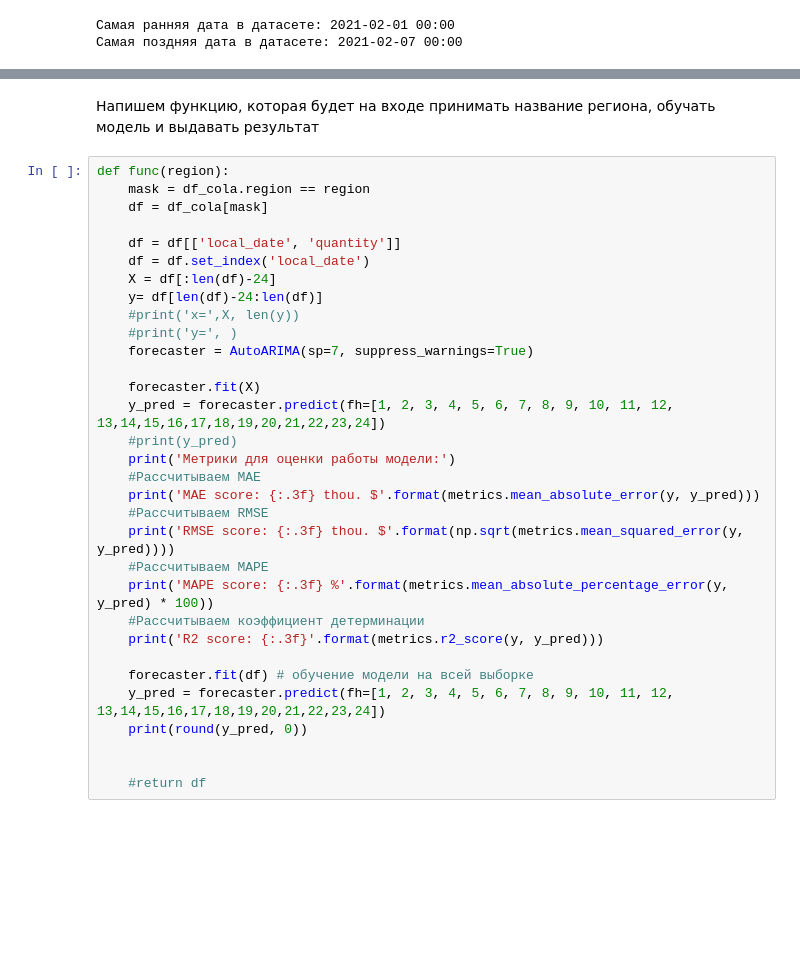
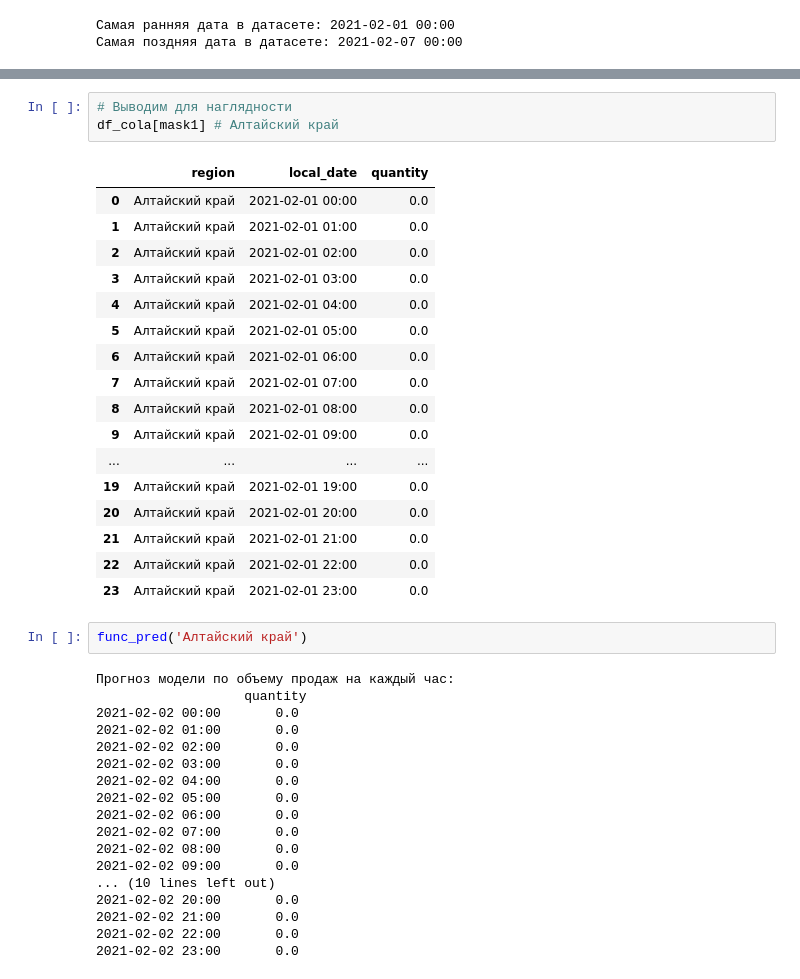
Before and after one commit to NadezdaNN/Test_Algoritmic, a Jupyter notebook: test.ipynb, the cells around one changed output, grey strips where cells are left out. Drawn from its saved outputs; the diff is of its cells as text; blank space fills up the shorter version.

```diff
--- a/test.ipynb
+++ b/test.ipynb
@@ -218,35 +278,42 @@ array(['Алтайский край', 'Астраханская область',
-# %% [markdown]
-Напишем функцию, которая будет на входе принимать название региона, обучать модель и выдавать результат
-# %%
-def func(region):
-    mask = df_cola.region == region
-    df = df_cola[mask]
-
-    df = df[['local_date', 'quantity']]
-    df = df.set_index('local_date')
-    X = df[:len(df)-24]
-    y= df[len(df)-24:len(df)]
-    #print('x=',X, len(y))
-    #print('y=', )
-    forecaster = AutoARIMA(sp=7, suppress_warnings=True)
-
-    forecaster.fit(X)
-    y_pred = forecaster.predict(fh=[1, 2, 3, 4, 5, 6, 7, 8, 9, 10, 11, 12, 13,14,15,16,17,18,19,20,21,22,23,24])
-    #print(y_pred)
-    print('Метрики для оценки работы модели:')
-    #Рассчитываем MAE
-    print('MAE score: {:.3f} thou. $'.format(metrics.mean_absolute_error(y, y_pred)))
-    #Рассчитываем RMSE
-    print('RMSE score: {:.3f} thou. $'.format(np.sqrt(metrics.mean_squared_error(y, y_pred))))
-    #Рассчитываем MAPE
-    print('MAPE score: {:.3f} %'.format(metrics.mean_absolute_percentage_error(y, y_pred) * 100))
-    #Рассчитываем коэффициент детерминации
-    print('R2 score: {:.3f}'.format(metrics.r2_score(y, y_pred)))
-
-    forecaster.fit(df) # обучение модели на всей выборке
-    y_pred = forecaster.predict(fh=[1, 2, 3, 4, 5, 6, 7, 8, 9, 10, 11, 12, 13,14,15,16,17,18,19,20,21,22,23,24])
-    print(round(y_pred, 0))
-
-
-    #return df
+# %%
+# Выводим для наглядности
+df_cola[mask1] # Алтайский край
+# %% [output]
+|  | region | local_date | quantity |
+| 0 | Алтайский край | 2021-02-01 00:00 | 0.0 |
+| 1 | Алтайский край | 2021-02-01 01:00 | 0.0 |
+| 2 | Алтайский край | 2021-02-01 02:00 | 0.0 |
+| 3 | Алтайский край | 2021-02-01 03:00 | 0.0 |
+| 4 | Алтайский край | 2021-02-01 04:00 | 0.0 |
+| 5 | Алтайский край | 2021-02-01 05:00 | 0.0 |
+| 6 | Алтайский край | 2021-02-01 06:00 | 0.0 |
+| 7 | Алтайский край | 2021-02-01 07:00 | 0.0 |
+| 8 | Алтайский край | 2021-02-01 08:00 | 0.0 |
+| 9 | Алтайский край | 2021-02-01 09:00 | 0.0 |
+| ... | ... | ... | ... |
+| 19 | Алтайский край | 2021-02-01 19:00 | 0.0 |
+| 20 | Алтайский край | 2021-02-01 20:00 | 0.0 |
+| 21 | Алтайский край | 2021-02-01 21:00 | 0.0 |
+| 22 | Алтайский край | 2021-02-01 22:00 | 0.0 |
+| 23 | Алтайский край | 2021-02-01 23:00 | 0.0 |
+# %%
+func_pred('Алтайский край')
+# %% [output]
+Прогноз модели по объему продаж на каждый час:
+                   quantity
+2021-02-02 00:00       0.0
+2021-02-02 01:00       0.0
+2021-02-02 02:00       0.0
+2021-02-02 03:00       0.0
+2021-02-02 04:00       0.0
+2021-02-02 05:00       0.0
+2021-02-02 06:00       0.0
+2021-02-02 07:00       0.0
+2021-02-02 08:00       0.0
+2021-02-02 09:00       0.0
+... (10 lines left out)
+2021-02-02 20:00       0.0
+2021-02-02 21:00       0.0
+2021-02-02 22:00       0.0
+2021-02-02 23:00       0.0
 # %%
```
Also changed, not shown: parts of 32 cells of this notebook.
